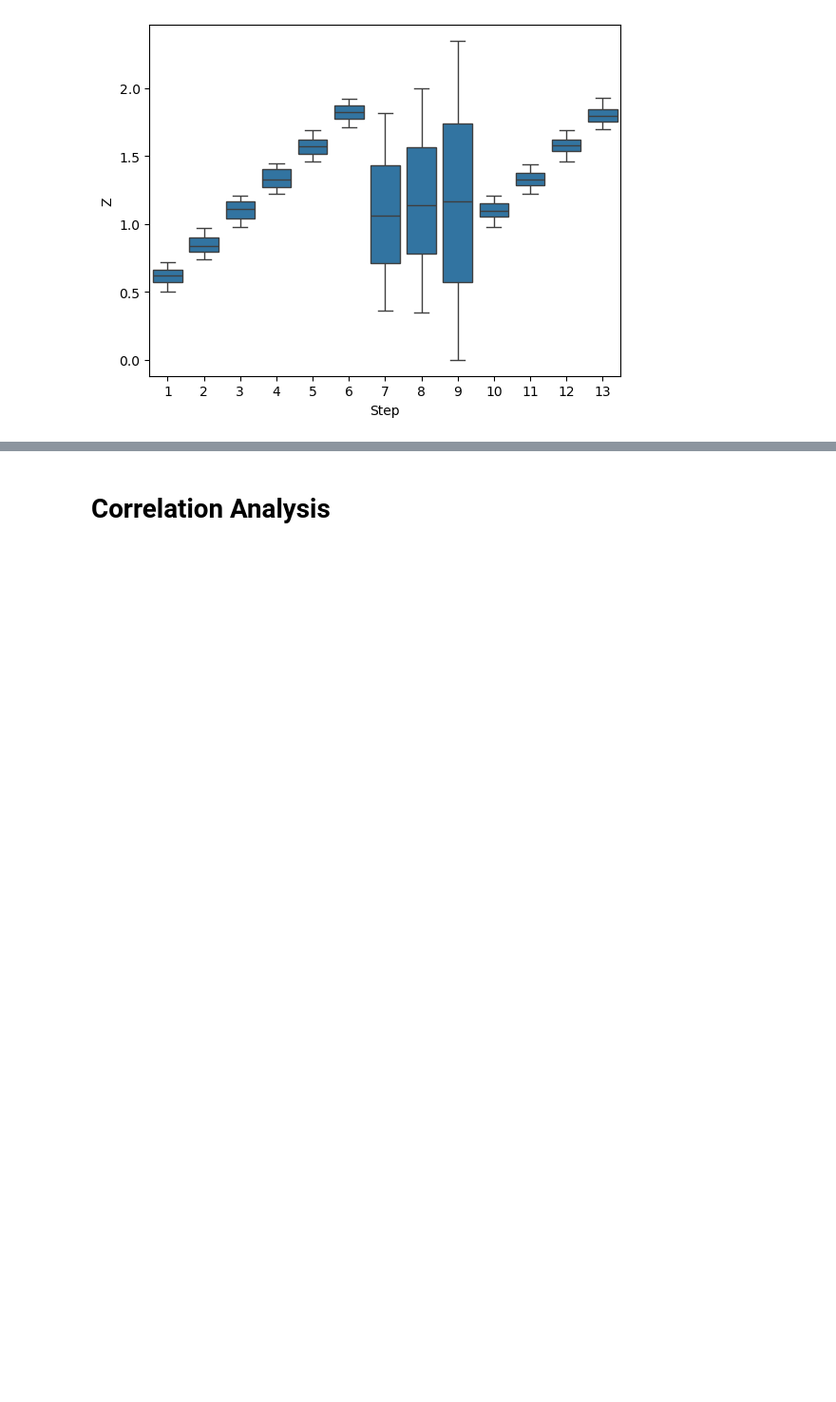
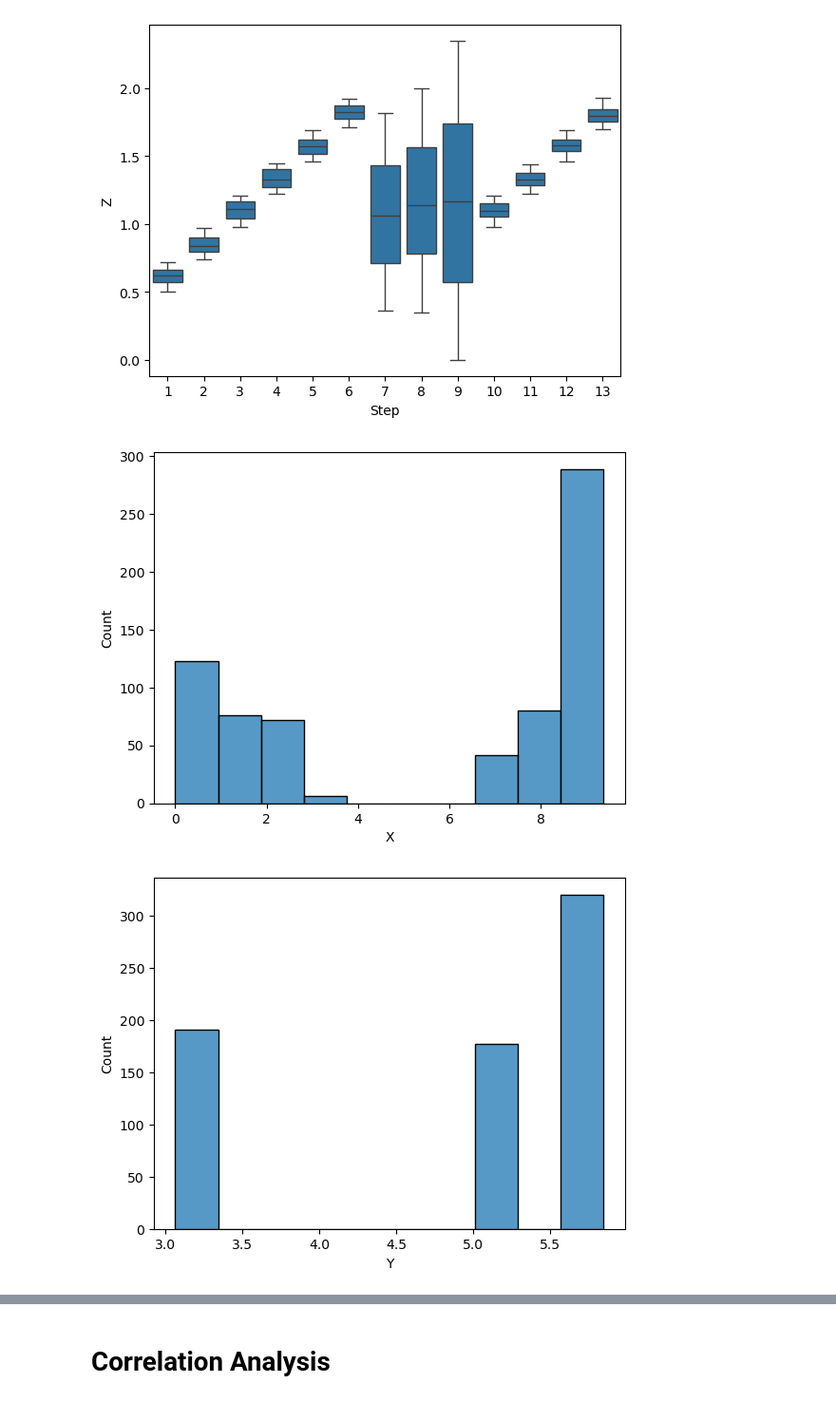
Before and after one commit to CaptainAhad/Project-1, a Jupyter notebook: Project 1.ipynb, the cells around one changed output, grey strips where cells are left out. Shown at 95% size. Drawn from its saved outputs; the diff is of its cells as text; code cells hidden in the pictures; blank space fills up the shorter version.

```diff
--- a/Project 1.ipynb
+++ b/Project 1.ipynb
@@ -146,3 +146,13 @@ plt.show()
 [figure]
 [figure]
 [figure]
+# %%
+sns.histplot(exp_set['X'], bins=10)
+plt.show()
+sns.histplot(exp_set['Y'], bins=10)
+plt.show()
+sns.histplot(exp_set['Z'], bins=10)
+plt.show()
+# %% [output]
+[figure, added]
+[figure, added]
```
Also changed, not shown: parts of 7 cells of this notebook, 2 other files.
